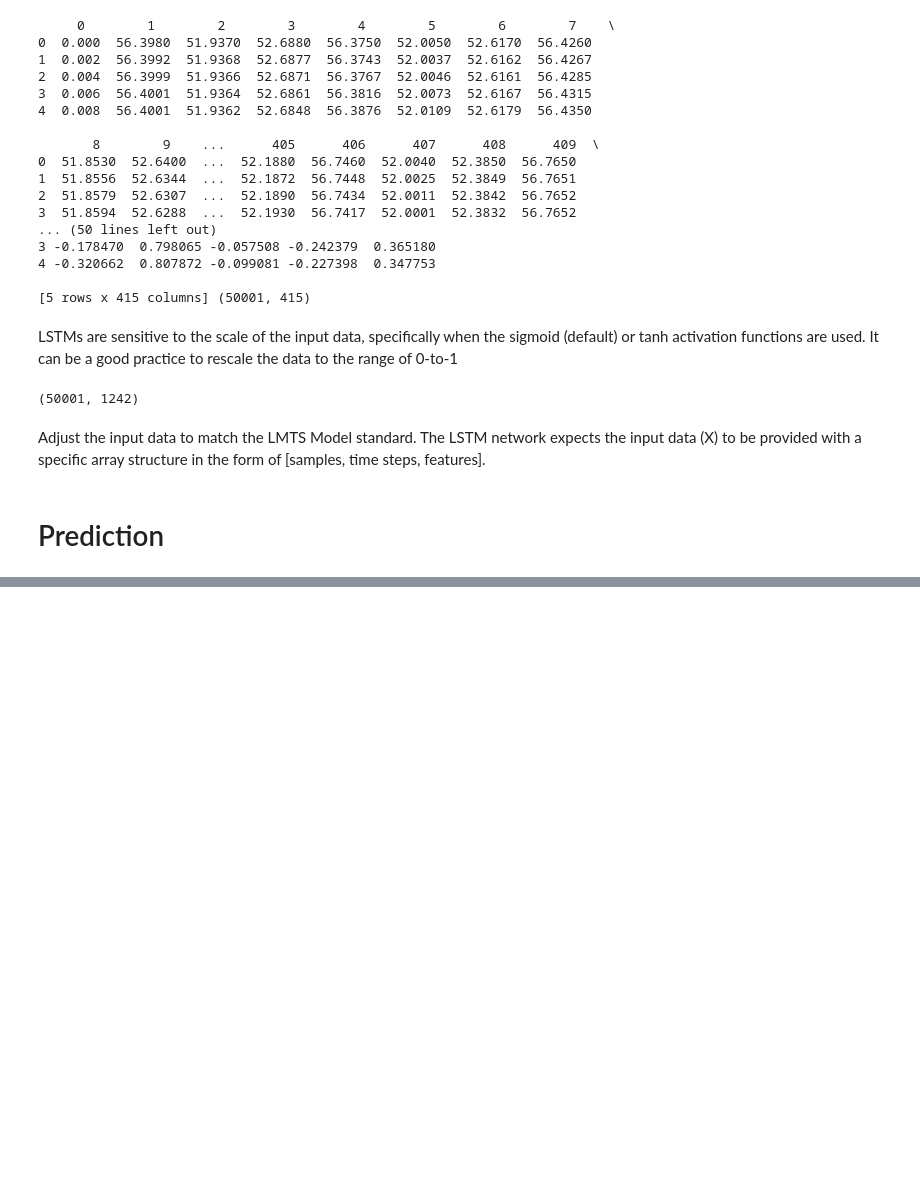
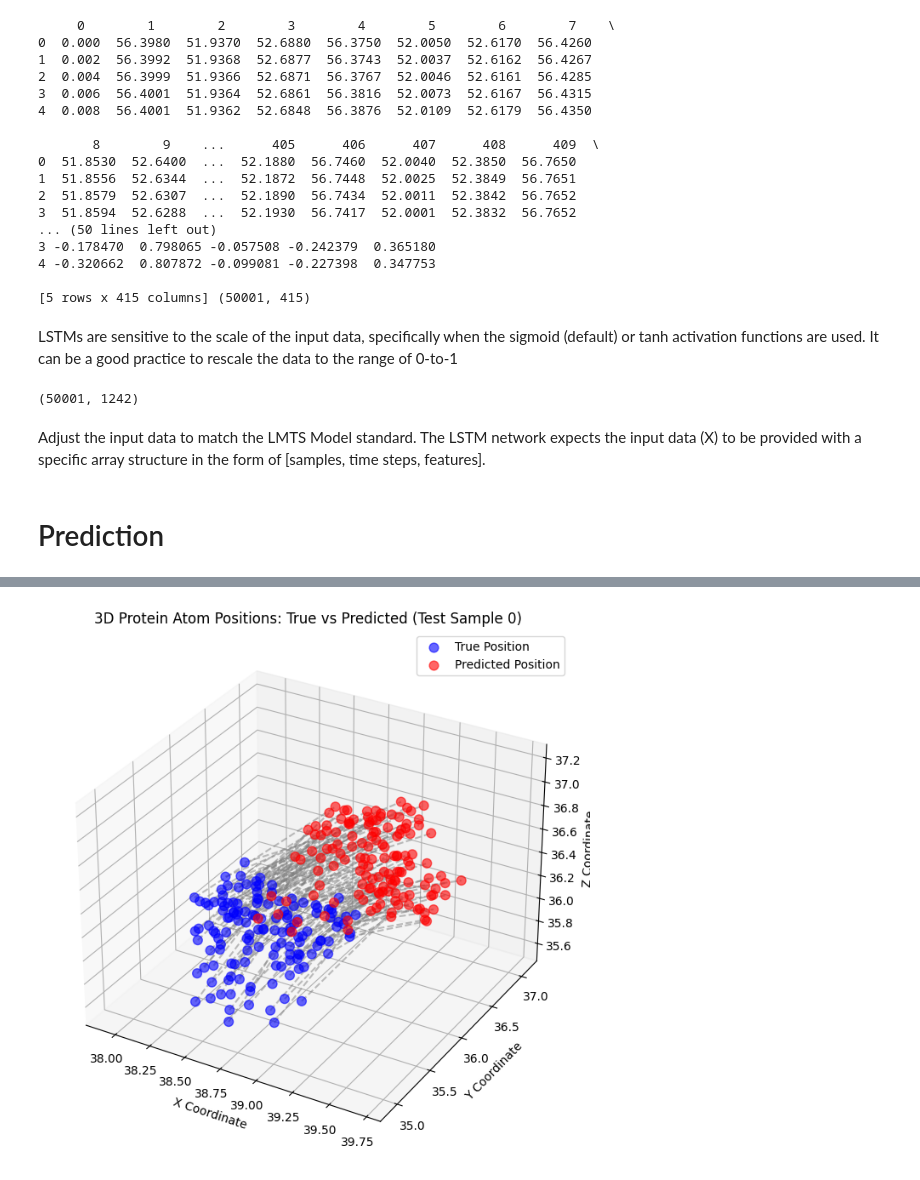
Before and after one commit to VincenzoDamico/ProteinDynamics, a Jupyter notebook: LSTM.ipynb, the cells around one changed output, grey strips where cells are left out. Saved outputs shown, nothing was run; the diff lists cells and outputs as text; code cells hidden in the pictures; blank space fills up the shorter version.

Commit message:
Increased model size -> better results, but the improvement plateaued + 3D plot comparing test VS prediction.

```diff
--- a/LSTM.ipynb
+++ b/LSTM.ipynb
@@ -111,8 +111,8 @@ Adjust the input data to match the LMTS Model standard. The LSTM network expects
 # %% [markdown]
 # Prediction
 # %%
-look_back=5
-epochs= 40
+look_back=4
+epochs= 80
 batchs_size=64
 # %%
 nb_samples = len(features_scaled)
@@ -138,9 +138,10 @@ testY=Y_reshaped[train_end:val_end]
 valY=Y_reshaped[val_end:]
 
 model = tf.keras.Sequential([
+
     # Bidirectional LSTM to capture patterns in both directions of the sequence
-    tf.keras.layers.Bidirectional(tf.keras.layers.LSTM(64, return_sequences=False, dropout=0.2)),
-    tf.keras.layers.Dense(128, activation='relu'),
+    tf.keras.layers.Bidirectional(tf.keras.layers.LSTM(128, return_sequences=False, dropout=0.2)),
+    tf.keras.layers.Dense(256, activation='relu'),
     tf.keras.layers.Dropout(0.2),
     # Final layer matches the 1242 features we want to predict
     # Default activation is 'linear', which is perfectly correct for regression
@@ -211,0 +228,42 @@ plt.show()
+# %%
+predictions= model.predict(testX)
+predictions=scaler.inverse_transform(predictions)
+testY=scaler.inverse_transform(testY)
+
+preds_reshaped = predictions.reshape(-1, NUM_ATOMS, 9)
+true_reshaped = testY.reshape(-1, NUM_ATOMS, 9)
+
+# 2. Pick a single prediction step to look at (e.g., the very first test sample)
+sample_idx = 0
+
+# 3. Slice out ONLY the first 3 columns (X, Y, Z) for all 138 atoms
+preds_xyz = preds_reshaped[sample_idx, :, 0:3]
+true_xyz = true_reshaped[sample_idx, :, 0:3]
+
+# 4. Set up the 3D Matplotlib figure
+fig = plt.figure(figsize=(12, 8))
+ax = fig.add_subplot(111, projection='3d')
+
+# Plot the True positions in Blue
+ax.scatter(true_xyz[:, 0], true_xyz[:, 1], true_xyz[:, 2],
+           c='blue', label='True Position', alpha=0.6, s=60)
+
+# Plot the Predicted positions in Red
+ax.scatter(preds_xyz[:, 0], preds_xyz[:, 1], preds_xyz[:, 2],
+           c='red', label='Predicted Position', alpha=0.6, s=60)
+
+# 5. Draw a line connecting the True atom to the Predicted atom to visualize the error
+for i in range(NUM_ATOMS):
+    ax.plot([true_xyz[i, 0], preds_xyz[i, 0]],
+            [true_xyz[i, 1], preds_xyz[i, 1]],
+            [true_xyz[i, 2], preds_xyz[i, 2]],
+            color='gray', linestyle='--', alpha=0.5)
+
+# Labels and Title
+ax.set_xlabel('X Coordinate')
+ax.set_ylabel('Y Coordinate')
+ax.set_zlabel('Z Coordinate')
+ax.set_title(f'3D Protein Atom Positions: True vs Predicted (Test Sample {sample_idx})')
+plt.legend()
+plt.show()
+# %% [output]
@@ -211,0 +271 @@ plt.show()
+[figure, added]
```
Also changed, not shown: parts of 4 cells of this notebook.
